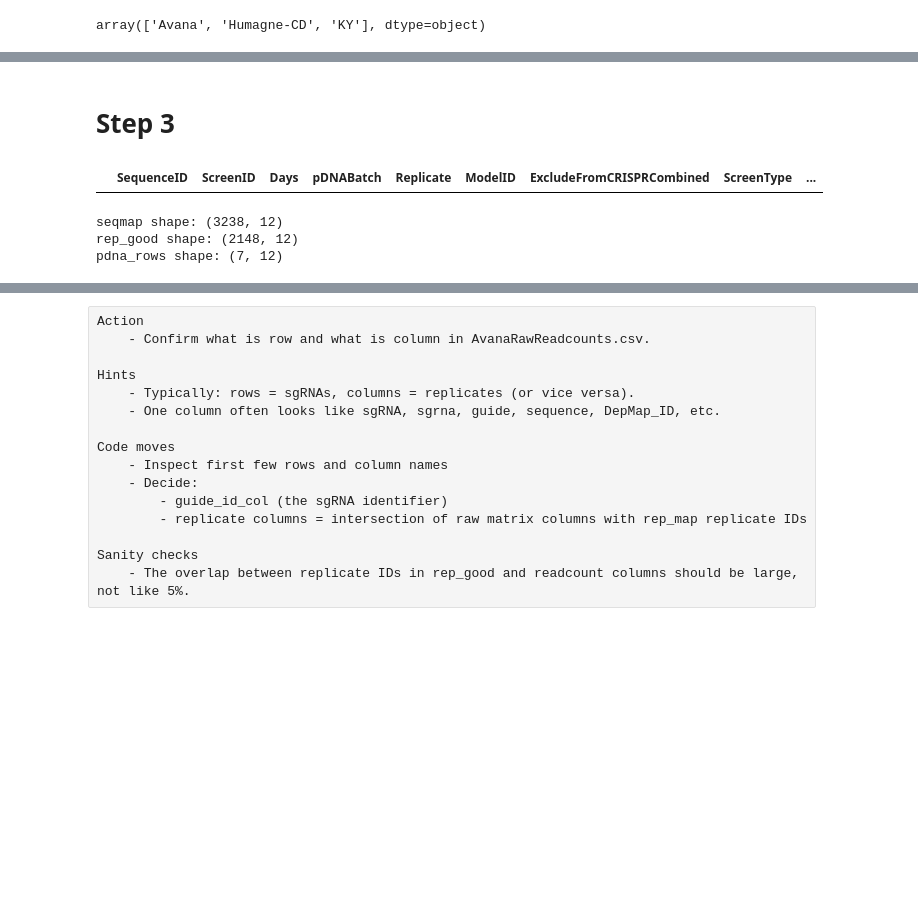
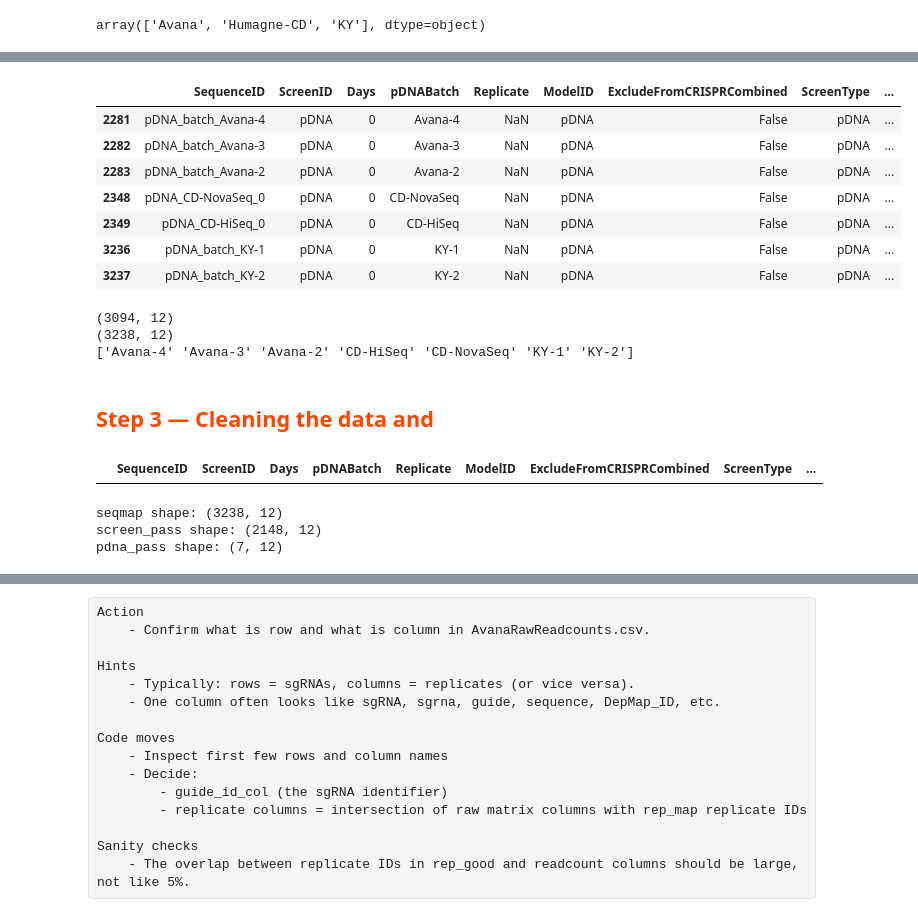
Before and after one commit to nimafakouri/crispr-ml-hitcalling, a Jupyter notebook: notebooks/01_exploration.ipynb, the cells around one changed output, grey strips where cells are left out. Saved outputs shown, nothing was run; the diff lists cells and outputs as text; code cells hidden in the pictures; blank space fills up the shorter version.

```diff
--- a/notebooks/01_exploration.ipynb
+++ b/notebooks/01_exploration.ipynb
@@ -65,25 +115,45 @@ Library:  ['Avana' 'Humagne-CD' 'KY']
 [False]
+# %%
+# seqmap[seqmap['SequenceID'].str.startswith('Colo699-311cas9')]
+seqmap[seqmap['ScreenType']=='pDNA']
+# %% [output]
+|  | SequenceID | ScreenID | Days | pDNABatch | Replicate | ModelID | ExcludeFromCRISPRCombined | ScreenType | ... |
+| 2281 | pDNA_batch_Avana-4 | pDNA | 0 | Avana-4 | NaN | pDNA | False | pDNA | ... |
+| 2282 | pDNA_batch_Avana-3 | pDNA | 0 | Avana-3 | NaN | pDNA | False | pDNA | ... |
+| 2283 | pDNA_batch_Avana-2 | pDNA | 0 | Avana-2 | NaN | pDNA | False | pDNA | ... |
+| 2348 | pDNA_CD-NovaSeq_0 | pDNA | 0 | CD-NovaSeq | NaN | pDNA | False | pDNA | ... |
+| 2349 | pDNA_CD-HiSeq_0 | pDNA | 0 | CD-HiSeq | NaN | pDNA | False | pDNA | ... |
+| 3236 | pDNA_batch_KY-1 | pDNA | 0 | KY-1 | NaN | pDNA | False | pDNA | ... |
+| 3237 | pDNA_batch_KY-2 | pDNA | 0 | KY-2 | NaN | pDNA | False | pDNA | ... |
+# %%
+print(seqmap[seqmap["PassesQC"] == True].shape)
+print (seqmap.shape)
+print(seqmap["pDNABatch"].unique())
+# %% [output]
+(3094, 12)
+(3238, 12)
+['Avana-4' 'Avana-3' 'Avana-2' 'CD-HiSeq' 'CD-NovaSeq' 'KY-1' 'KY-2']
 # %% [markdown]
-# Step 3
+## **<span style="color:orangered;">Step 3 — Cleaning the data and</span>**
 # %%
 seqmap[seqmap['SequenceID'].isna()]
 # %% [output]
 |  | SequenceID | ScreenID | Days | pDNABatch | Replicate | ModelID | ExcludeFromCRISPRCombined | ScreenType | ... |
 # %%
-rep_good = seqmap[seqmap['SequenceID'].notna() &
+screen_pass = seqmap[seqmap['SequenceID'].notna() &
                   (seqmap['ScreenType'] == '2DS') &
                   (seqmap['ExcludeFromCRISPRCombined'] == False) &
                   (seqmap['Library']=='Avana') &
                   seqmap['PassesQC'] == True]
 
-pdna_rows = seqmap[seqmap['SequenceID'].notna() &
+pdna_pass = seqmap[seqmap['SequenceID'].notna() &
     (seqmap['ScreenType']== 'pDNA') &
     seqmap['pDNABatch'].notna()]
 
 print('seqmap shape:', seqmap.shape)
-print('rep_good shape:', rep_good.shape)
-print(f"pdna_rows shape: {pdna_rows.shape}")
+print('screen_pass shape:', screen_pass.shape)
+print(f"pdna_pass shape: {pdna_pass.shape}")
 # %% [output]
 seqmap shape: (3238, 12)
-rep_good shape: (2148, 12)
-pdna_rows shape: (7, 12)
+screen_pass shape: (2148, 12)
+pdna_pass shape: (7, 12)
```
Also changed, not shown: parts of 27 cells of this notebook, 1 other file.
